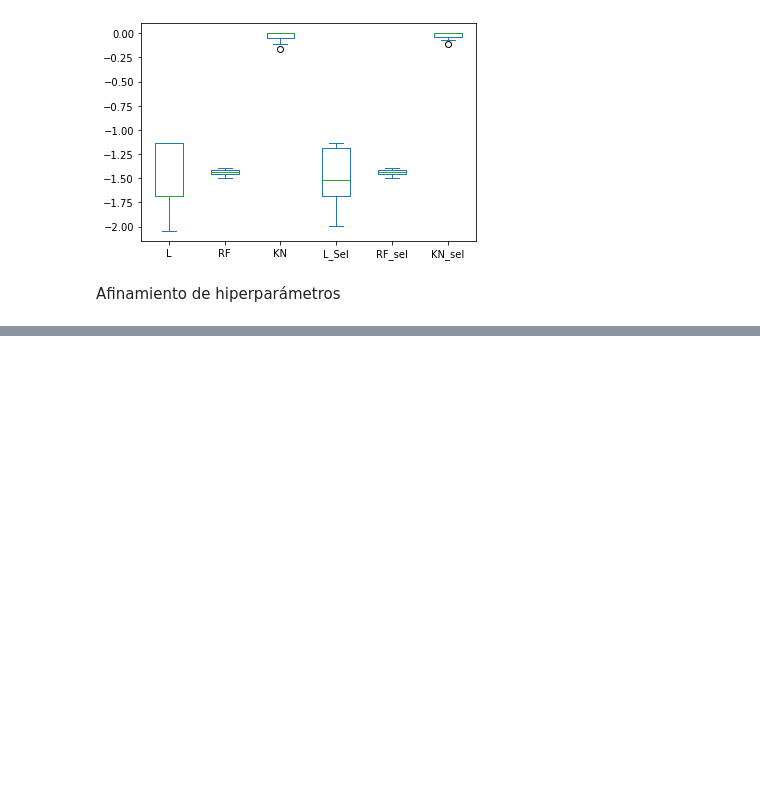
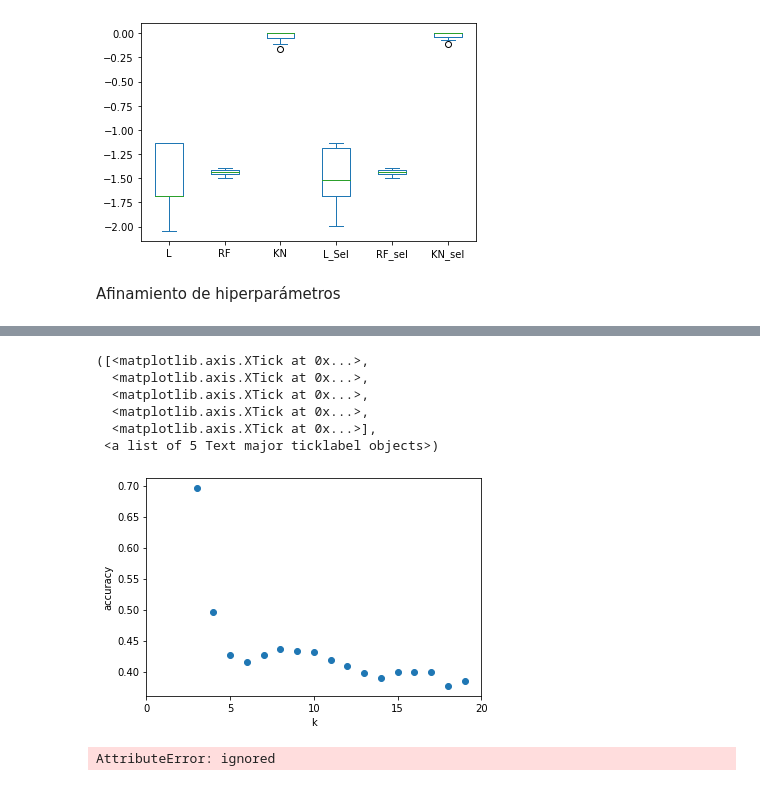
Before and after one commit to anaperez10/Analiticalll, a Jupyter notebook: RRHH.ipynb, the cells around one changed output, grey strips where cells are left out. Cells and saved outputs as stored; diff of their text form; code cells hidden in the pictures; blank space fills up the shorter version.

```diff
--- a/RRHH.ipynb
+++ b/RRHH.ipynb
@@ -948,0 +958,15 @@ error.hist(bins=50)
+# %%
+
+X_train, X_test, y_train, y_test = train_test_split(X2, y, random_state=0)
+scaler = MinMaxScaler()
+X_train = scaler.fit_transform(X_train)
+X_test = scaler.transform(X_test)
+# %%
+n_neighbors = 3
+
+knn = KNeighborsClassifier(n_neighbors)
+knn.fit(X_train, y_train)
+print('Accuracy of K-NN classifier on training set: {:.2f}'
+     .format(knn.score(X_train, y_train)))
+print('Accuracy of K-NN classifier on test set: {:.2f}'
+     .format(knn.score(X_test, y_test)))
@@ -948,0 +996,29 @@ error.hist(bins=50)
+# %%
+k_range = range(3, 20)
+scores = []
+for k in k_range:
+    knn = KNeighborsClassifier(n_neighbors = k)
+    knn.fit(X_train, y_train)
+    scores.append(knn.score(X_test, y_test))
+plt.figure()
+plt.xlabel('k')
+plt.ylabel('accuracy')
+plt.scatter(k_range, scores)
+plt.xticks([0,5,10,15,20])
+# %% [output]
+([<matplotlib.axis.XTick at 0x...>,
+  <matplotlib.axis.XTick at 0x...>,
+  <matplotlib.axis.XTick at 0x...>,
+  <matplotlib.axis.XTick at 0x...>,
+  <matplotlib.axis.XTick at 0x...>],
+ <a list of 5 Text major ticklabel objects>)
+[figure, added]
+# %%
+impt1 = pd.DataFrame(knn.feature_names_in_)
+#impt2 = pd.DataFrame(linear.coef_)
+#impt = pd.concat([impt1, impt2],axis=1)
+#impt.columns = ['variable','importance']
+
+#impt.sort_values(by=['importance'])
+# %% [output]
+AttributeError: ignored
```
Also changed, not shown: parts of 17 cells of this notebook.
